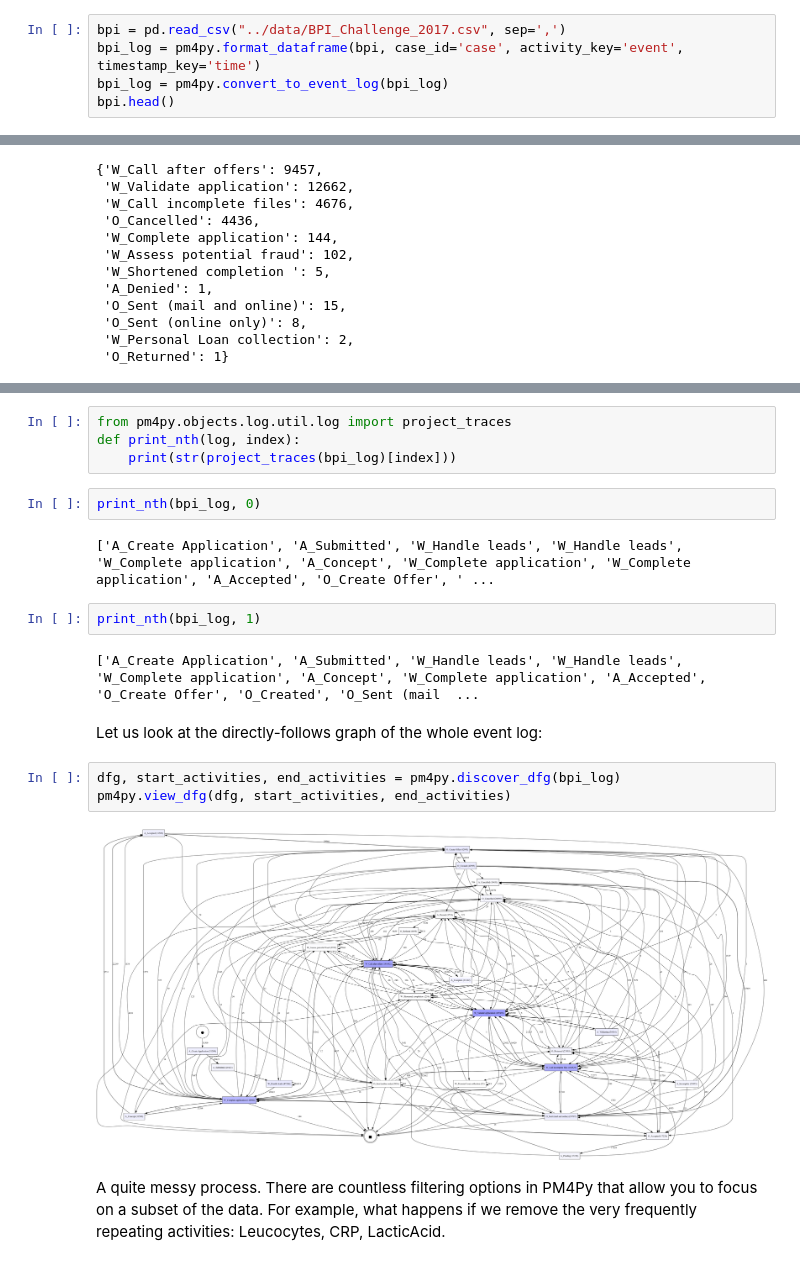
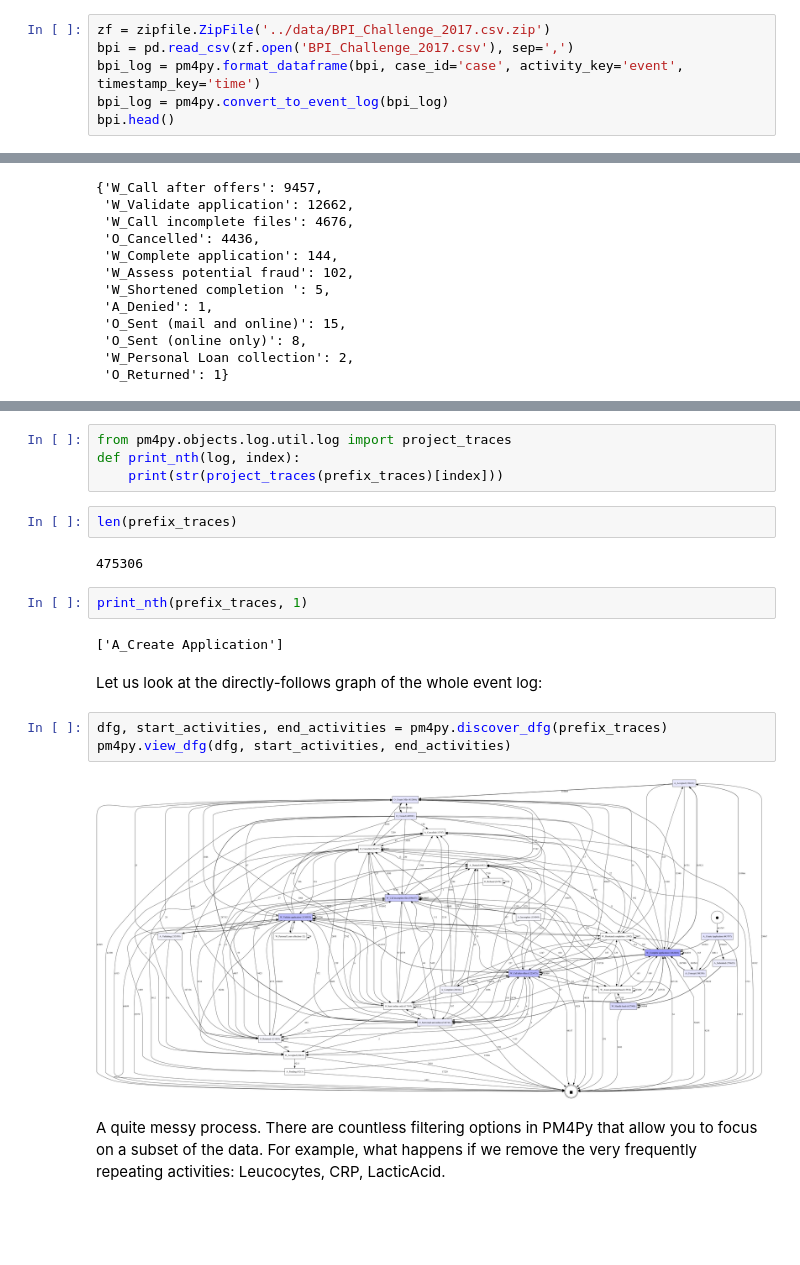
Before and after one commit to abu-sbeit/adv-pm, a Jupyter notebook: python/0_data_loading.ipynb, the cells around one changed output, grey strips where cells are left out. Drawn from its saved outputs; the diff is of its cells as text; blank space fills up the shorter version.

```diff
--- a/python/0_data_loading.ipynb
+++ b/python/0_data_loading.ipynb
@@ -20,7 +21,8 @@ We are using a publicly available event log called Sepsis Cases as an example.
 ### CSV File
 Event logs can be loaded with Pandas from CSV files and are then converted to an event log by PM4Py by specifying columns for the three main requirements of an event log: case identifier, activity identifier, and timestamps.
 # %%
-bpi = pd.read_csv("../data/BPI_Challenge_2017.csv", sep=',')
+zf = zipfile.ZipFile('../data/BPI_Challenge_2017.csv.zip')
+bpi = pd.read_csv(zf.open('BPI_Challenge_2017.csv'), sep=',')
 bpi_log = pm4py.format_dataframe(bpi, case_id='case', activity_key='event', timestamp_key='time')
 bpi_log = pm4py.convert_to_event_log(bpi_log)
 bpi.head()
@@ -86,22 +80,22 @@ bpi.head()
 # %%
 from pm4py.objects.log.util.log import project_traces
 def print_nth(log, index):
-    print(str(project_traces(bpi_log)[index]))
+    print(str(project_traces(prefix_traces)[index]))
-# %%
-print_nth(bpi_log, 0)
-# %% [output]
-['A_Create Application', 'A_Submitted', 'W_Handle leads', 'W_Handle leads', 'W_Complete application', 'A_Concept', 'W_Complete application', 'W_Complete application', 'A_Accepted', 'O_Create Offer', ' ...
+# %%
+len(prefix_traces)
+# %% [output]
+475306
 # %%
-print_nth(bpi_log, 1)
+print_nth(prefix_traces, 1)
 # %% [output]
-['A_Create Application', 'A_Submitted', 'W_Handle leads', 'W_Handle leads', 'W_Complete application', 'A_Concept', 'W_Complete application', 'A_Accepted', 'O_Create Offer', 'O_Created', 'O_Sent (mail  ...
+['A_Create Application']
 # %% [markdown]
 Let us look at the directly-follows graph of the whole event log:
 # %%
-dfg, start_activities, end_activities = pm4py.discover_dfg(bpi_log)
+dfg, start_activities, end_activities = pm4py.discover_dfg(prefix_traces)
 pm4py.view_dfg(dfg, start_activities, end_activities)
 # %% [output]
-[figure, old version]
+[figure, new version]
 # %% [markdown]
 A quite messy process. There are countless filtering options in PM4Py that allow you to focus on a subset of the data. For example, what happens if we remove the very frequently repeating activities: Leucocytes, CRP, LacticAcid.
 # %%
```
Also changed, not shown: parts of 3 cells of this notebook.
